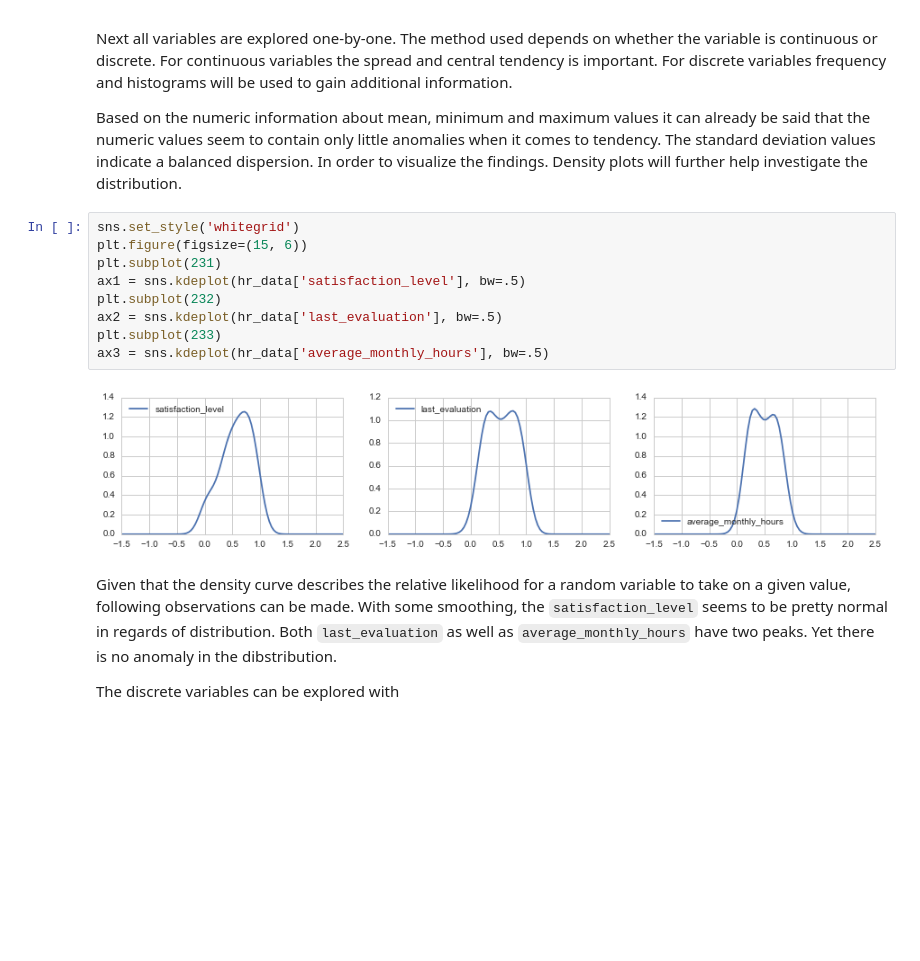
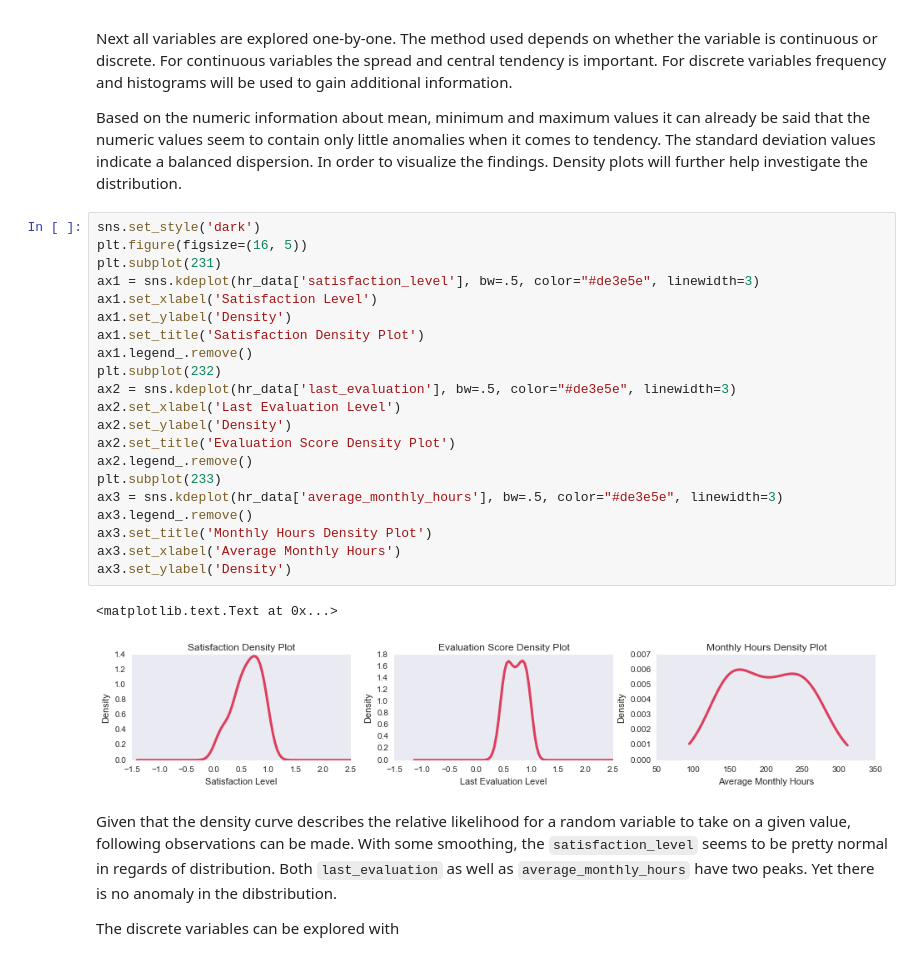
Before and after one commit to andirs/hr_predict, a Jupyter notebook: Human Resource Prediction.ipynb, the cells around one changed output. Saved outputs shown, nothing was run; the diff lists cells and outputs as text; blank space fills up the shorter version.

```diff
--- a/Human Resource Prediction.ipynb
+++ b/Human Resource Prediction.ipynb
@@ -207,16 +224,29 @@ Next all variables are explored one-by-one. The method used depends on whether t
 
 Based on the numeric information about mean, minimum and maximum values it can already be said that the numeric values seem to contain only little anomalies when it comes to tendency. The standard deviation values indicate a balanced dispersion. In order to visualize the findings. Density plots will further help investigate the distribution.
 # %%
-sns.set_style('whitegrid')
-plt.figure(figsize=(15, 6))
+sns.set_style('dark')
+plt.figure(figsize=(16, 5))
 plt.subplot(231)
-ax1 = sns.kdeplot(hr_data['satisfaction_level'], bw=.5)
+ax1 = sns.kdeplot(hr_data['satisfaction_level'], bw=.5, color="#de3e5e", linewidth=3)
+ax1.set_xlabel('Satisfaction Level')
+ax1.set_ylabel('Density')
+ax1.set_title('Satisfaction Density Plot')
+ax1.legend_.remove()
 plt.subplot(232)
-ax2 = sns.kdeplot(hr_data['last_evaluation'], bw=.5)
+ax2 = sns.kdeplot(hr_data['last_evaluation'], bw=.5, color="#de3e5e", linewidth=3)
+ax2.set_xlabel('Last Evaluation Level')
+ax2.set_ylabel('Density')
+ax2.set_title('Evaluation Score Density Plot')
+ax2.legend_.remove()
 plt.subplot(233)
-ax3 = sns.kdeplot(hr_data['average_monthly_hours'], bw=.5)
+ax3 = sns.kdeplot(hr_data['average_monthly_hours'], bw=.5, color="#de3e5e", linewidth=3)
+ax3.legend_.remove()
+ax3.set_title('Monthly Hours Density Plot')
+ax3.set_xlabel('Average Monthly Hours')
+ax3.set_ylabel('Density')
 # %% [output]
+<matplotlib.text.Text at 0x...>
-[figure, old version]
+[figure, new version]
 # %% [markdown]
 Given that the density curve describes the relative likelihood for a random variable to take on a given value, following observations can be made. With some smoothing, the `satisfaction_level` seems to be pretty normal in regards of distribution. Both `last_evaluation` as well as `average_monthly_hours` have two peaks. Yet there is no anomaly in the dibstribution.
 
```
Also changed, not shown: parts of 56 cells of this notebook.
